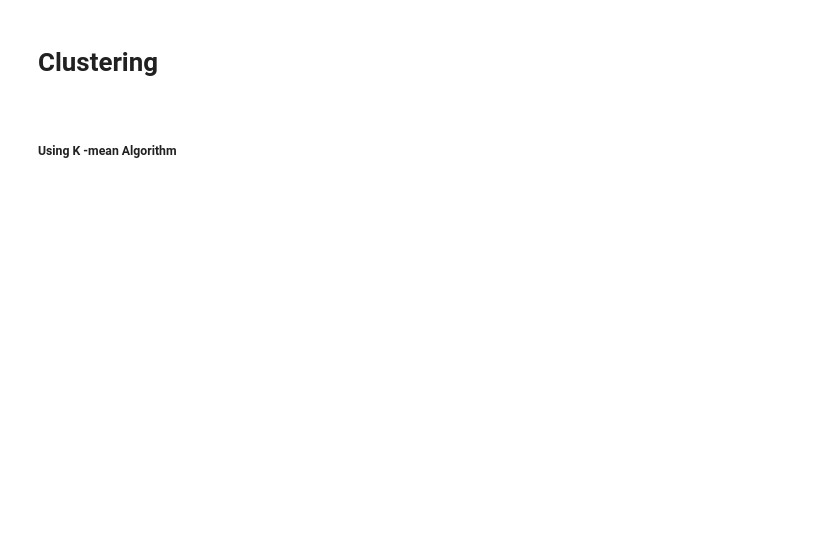
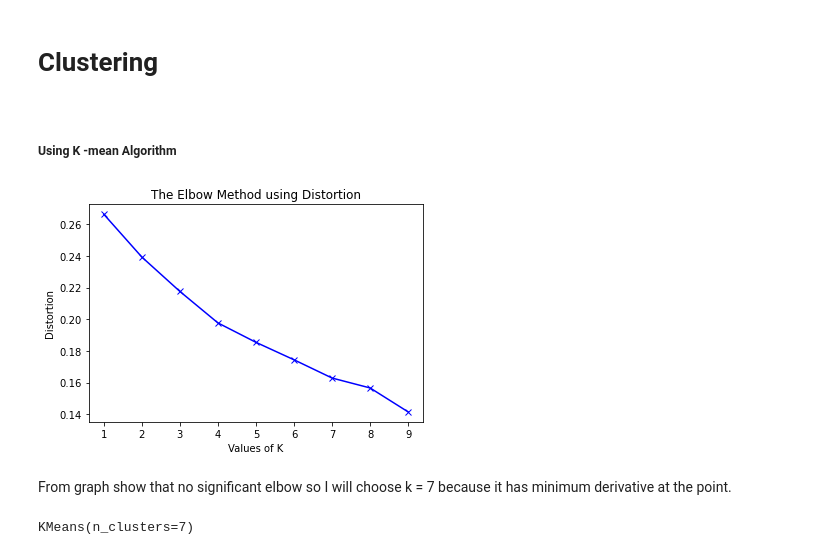
Before and after one commit to blxsheep/IBM_Capstone_Project, a Jupyter notebook: Clustering.ipynb, the cells around one changed output. Drawn from its saved outputs; the diff is of its cells as text; code cells hidden in the pictures; blank space fills up the shorter version.

```diff
--- a/Clustering.ipynb
+++ b/Clustering.ipynb
@@ -238,3 +238,41 @@ neighborhoods_venues_sorted.head()
 # %% [markdown]
 <h1> Clustering</h1><br>
 <h5>Using K -mean Algorithm </h5>
+# %%
+from scipy.spatial.distance import cdist
+X  = grouped.drop('Neighborhood' , axis = 1)
+distortions = []
+inertias = []
+mapping1 = {}
+mapping2 = {}
+
+K = range(1, 10)
+
+for k in K:
+
+    kmeanModel = KMeans(n_clusters=k).fit(X)
+    kmeanModel.fit(X)
+
+    distortions.append(sum(np.min(cdist(X, kmeanModel.cluster_centers_,
+                                        'euclidean'), axis=1)) / X.shape[0])
+    inertias.append(kmeanModel.inertia_)
+
+    mapping1[k] = sum(np.min(cdist(X, kmeanModel.cluster_centers_,
+                                   'euclidean'), axis=1)) / X.shape[0]
+    mapping2[k] = kmeanModel.inertia_
+# %%
+import matplotlib.pyplot as plt
+plt.plot(K, distortions, 'bx-')
+plt.xlabel('Values of K')
+plt.ylabel('Distortion')
+plt.title('The Elbow Method using Distortion')
+plt.show()
+# %% [output]
+[figure, added]
+# %% [markdown]
+From graph show that no significant elbow so I will choose k = 7 because it has minimum derivative at the point.
+# %%
+model = KMeans(n_clusters=7).fit(X)
+model.fit(X)
+# %% [output]
+KMeans(n_clusters=7)
```
Also changed, not shown: parts of 10 cells of this notebook.
